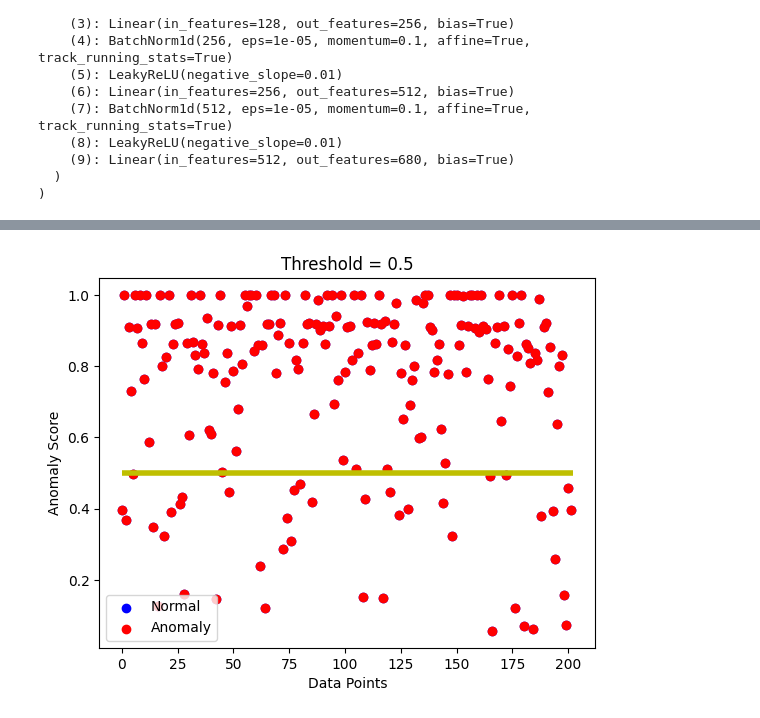
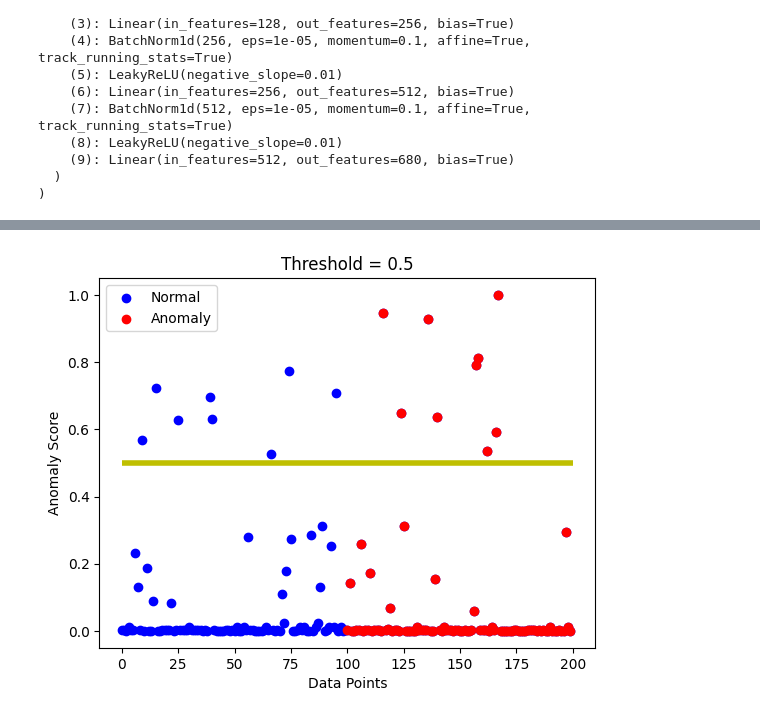
Before and after one commit to LGAimers/AI-PTA, a Jupyter notebook: joon/GANomaly_With_TO.ipynb, the cells around one changed output, grey strips where cells are left out. Saved outputs shown, nothing was run; the diff lists cells and outputs as text; code cells hidden in the pictures.

```diff
--- a/joon/GANomaly_With_TO.ipynb
+++ b/joon/GANomaly_With_TO.ipynb
@@ -87,5 +168,5 @@ device(type='cpu')
 # %%
-batch_size = 32
+batch_size = 16
 # %%
 class MyDataset(Dataset):
     def __init__(self, df, eval_mode):
@@ -374,16 +473,29 @@ Decoder(
 # %%
 val_dataset = MyDataset(df = val_df, eval_mode=True)
 val_loader = DataLoader(val_dataset, batch_size=len(val_dataset), shuffle=False)
-# %%
-model.encoder.eval()
-model.decoder.eval()
-val_sim = np.zeros(0)
-
-with torch.no_grad():
-    for data, label in val_loader:
-        data, target = data.to(device), data.cpu()
-        output = model.decoder(model.encoder(data))
-        output = output.reshape(-1,680).cpu()
-        target = target.reshape(-1,680)
-        val_sim = np.append(val_sim, cos(output,target))
+# %%
+def calculate_anomaly_score(x, x_hat):
+    return torch.sum(torch.abs(x - x_hat), dim=1)
+
+def feature_scale(anomaly_scores):
+    min_score = np.min(anomaly_scores)
+    max_score = np.max(anomaly_scores)
+    return (anomaly_scores - min_score) / (max_score - min_score)
+
+model.encoder.eval()
+model.decoder.eval()
+val_anomaly_scores = []
+
+with torch.no_grad():
+    for data, label in val_loader:
+        data, target = data.to(device), data.cpu().to(device)
+        # 디코더에 'conds' 조건을 전달
+        # 인코더와 디코더를 통한 데이터의 재구성
+        reconstructed_data = model.decoder(model.encoder(data))
+
+        # 이상치 점수 계산
+        anomaly_score = calculate_anomaly_score(data, reconstructed_data)
+        val_anomaly_scores.extend(anomaly_score.cpu().numpy())
+
+scaled_anomaly_scores = feature_scale(np.array(val_anomaly_scores))
 # %%
@@ -411,19 +523,19 @@ weighted avg       1.00      0.07      0.14       202
 # %%
 # 시각화 코드 추가
 threshold_vis = 0.5
 threshold_score = 0.5
 
-plt.scatter(range(len(val_sim)), val_sim, c='b', label='Normal')
-plt.scatter(np.array(range(len(val_sim)))[val_df['Y_Class'] == 1], val_sim[val_df['Y_Class'] == 1], c='r', label='Anomaly')
-plt.hlines(threshold_score, xmin=0, xmax=len(val_sim), colors='y', linewidth=4)
+plt.scatter(range(len(scaled_anomaly_scores)), scaled_anomaly_scores, c='b', label='Normal')
+plt.scatter(np.array(range(len(scaled_anomaly_scores)))[val_df['Y_Class'] == 1], scaled_anomaly_scores[val_df['Y_Class'] == 1], c='r', label='Anomaly')
+plt.hlines(threshold_score, xmin=0, xmax=len(scaled_anomaly_scores), colors='y', linewidth=4)
 
 plt.title(f'Threshold = {threshold_vis}')
 plt.xlabel('Data Points')
 plt.ylabel('Anomaly Score')
 plt.legend()
 plt.show()
 # %% [output]
-[figure, old version]
+[figure, new version]
 # %%
 pred_GAN
 # %% [output]
```
Also changed, not shown: parts of 15 cells of this notebook, 1 other file.
